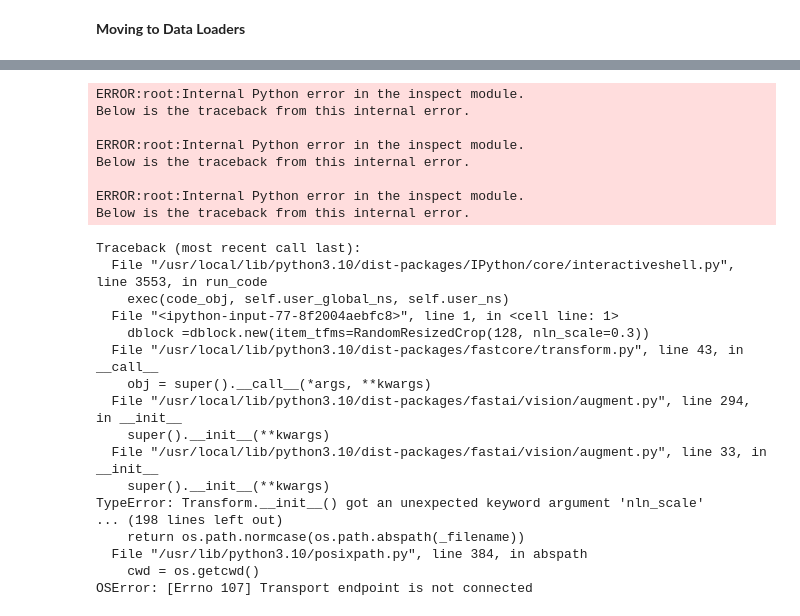
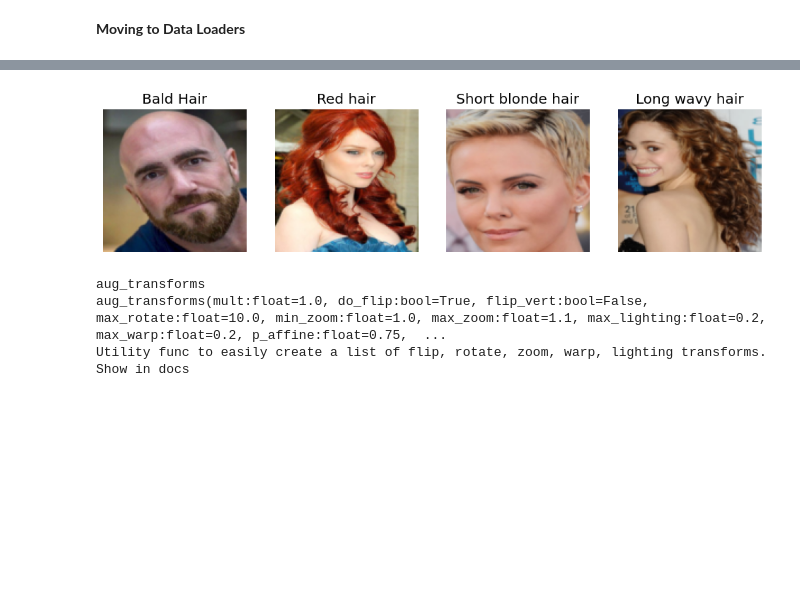
Before and after one commit to Srayoshi-Mirza/Hair_Style_Recognition, a Jupyter notebook: Image_Recognition.ipynb, the cells around one changed output, grey strips where cells are left out. Cells and saved outputs as stored; diff of their text form; code cells hidden in the pictures; blank space fills up the shorter version.

```diff
--- a/Image_Recognition.ipynb
+++ b/Image_Recognition.ipynb
@@ -257,30 +153,13 @@ OSError: [Errno 107] Transport endpoint is not connected
 # %%
-dblock =dblock.new(item_tfms=RandomResizedCrop(128, nln_scale=0.3))
+dblock =dblock.new(item_tfms=RandomResizedCrop(128, min_scale=0.8))
 dls = dblock.dataloaders(path)
 dls.valid.show_batch(max_n=4,nrows=1)
 # %% [output]
-ERROR:root:Internal Python error in the inspect module.
-Below is the traceback from this internal error.
-
-ERROR:root:Internal Python error in the inspect module.
-Below is the traceback from this internal error.
-
-ERROR:root:Internal Python error in the inspect module.
-Below is the traceback from this internal error.
-Traceback (most recent call last):
-  File "/usr/local/lib/python3.10/dist-packages/IPython/core/interactiveshell.py", line 3553, in run_code
-    exec(code_obj, self.user_global_ns, self.user_ns)
-  File "<ipython-input-77-8f2004aebfc8>", line 1, in <cell line: 1>
-    dblock =dblock.new(item_tfms=RandomResizedCrop(128, nln_scale=0.3))
-  File "/usr/local/lib/python3.10/dist-packages/fastcore/transform.py", line 43, in __call__
-    obj = super().__call__(*args, **kwargs)
-  File "/usr/local/lib/python3.10/dist-packages/fastai/vision/augment.py", line 294, in __init__
-    super().__init__(**kwargs)
-  File "/usr/local/lib/python3.10/dist-packages/fastai/vision/augment.py", line 33, in __init__
-    super().__init__(**kwargs)
-TypeError: Transform.__init__() got an unexpected keyword argument 'nln_scale'
-... (198 lines left out)
-    return os.path.normcase(os.path.abspath(_filename))
-  File "/usr/lib/python3.10/posixpath.py", line 384, in abspath
-    cwd = os.getcwd()
-OSError: [Errno 107] Transport endpoint is not connected
+[figure, added]
+# %%
+doc(aug_transforms)
+# %% [output]
+aug_transforms
+aug_transforms(mult:float=1.0, do_flip:bool=True, flip_vert:bool=False, max_rotate:float=10.0, min_zoom:float=1.0, max_zoom:float=1.1, max_lighting:float=0.2, max_warp:float=0.2, p_affine:float=0.75,  ...
+Utility func to easily create a list of flip, rotate, zoom, warp, lighting transforms.
+Show in docs
```
Also changed, not shown: parts of 16 cells of this notebook.
